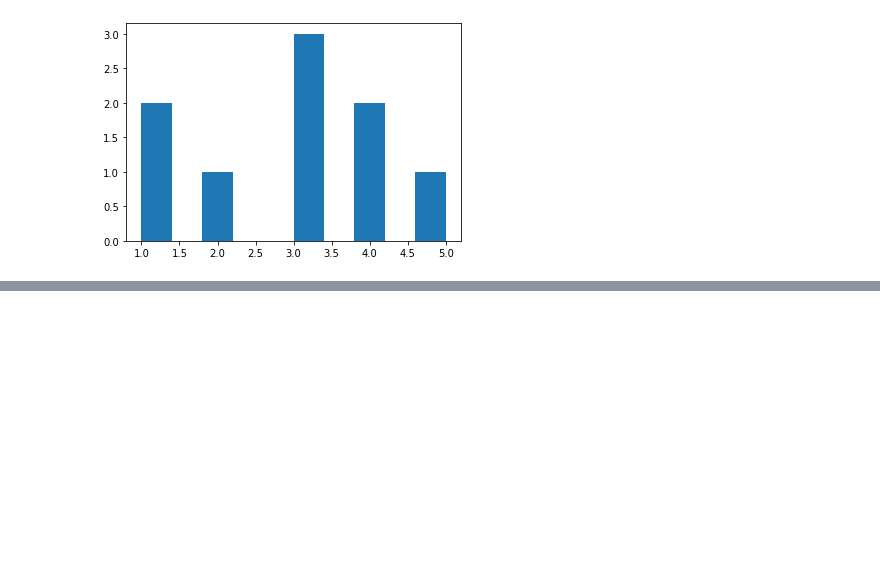
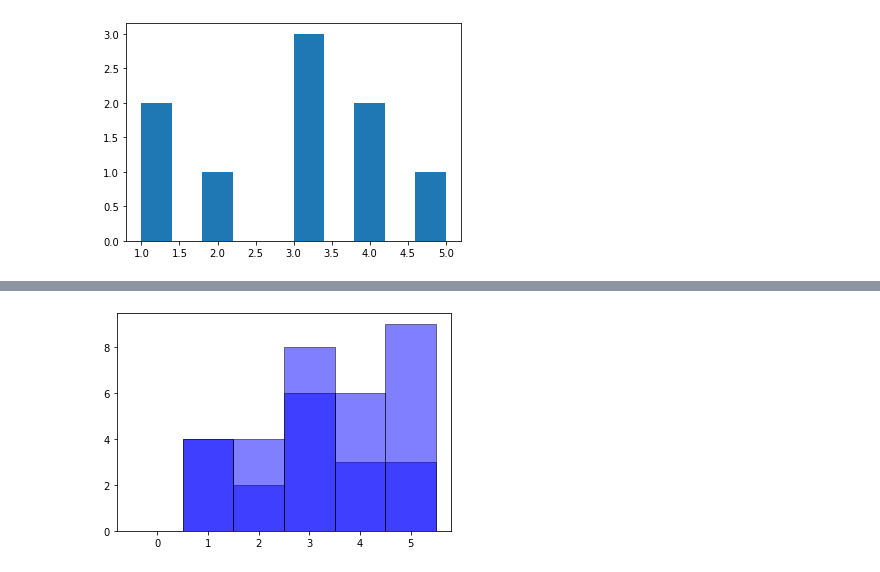
Before and after one commit to SaraPena/resources, a Jupyter notebook: matplotlib_intro_lesson.ipynb, the cells around one changed output, grey strips where cells are left out. Cells and saved outputs as stored; diff of their text form; code cells hidden in the pictures; blank space fills up the shorter version.

```diff
--- a/matplotlib_intro_lesson.ipynb
+++ b/matplotlib_intro_lesson.ipynb
@@ -226,0 +259,13 @@ plt.show()
+# %%
+# We can plot multiple histograms together.
+import random
+
+x1 = [randint(1,5) for _ in range(20)]
+x2 = [randint(1,5) for _ in range(29)]
+
+plt.hist(x1, bins = [0, 1, 2, 3, 4, 5, 6], align = 'left', edgecolor = 'black', alpha = 0.5, color = 'blue')
+plt.hist(x2, bins = [0, 1, 2, 3, 4, 5, 6], align = 'left', edgecolor = 'black', alpha = 0.5, color = 'blue')
+
+plt.show()
+# %% [output]
+[figure, added]
```
Also changed, not shown: parts of 12 cells of this notebook.
